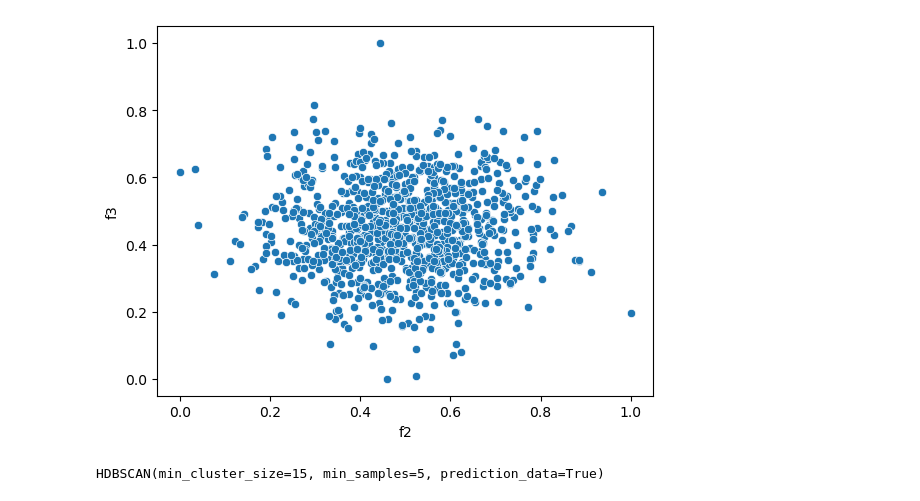
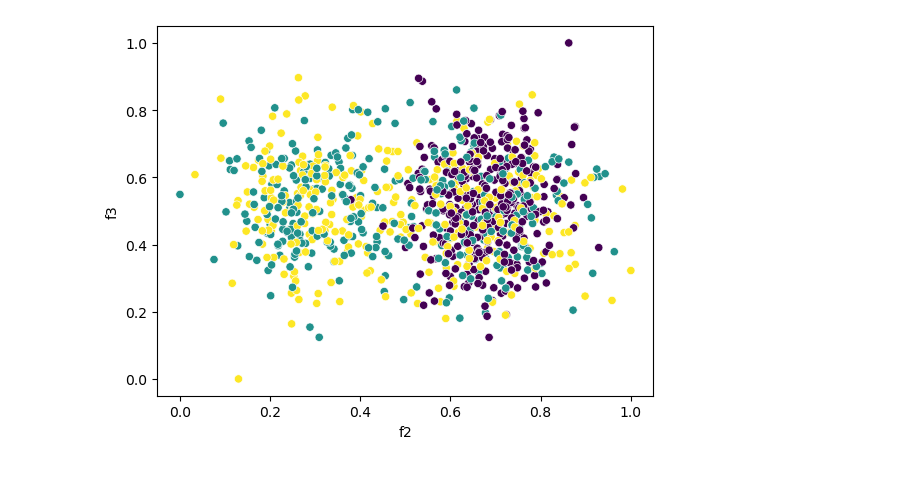
Before and after one commit to davidtweddell/lc_repo, a Jupyter notebook: 04-clustering-basic.ipynb, the cells around one changed output. Saved outputs shown, nothing was run; the diff lists cells and outputs as text; code cells hidden in the pictures.

```diff
--- a/04-clustering-basic.ipynb
+++ b/04-clustering-basic.ipynb
@@ -37,7 +27,14 @@ SAMPLES = 1_000
 FEATURES = 25
 
 # make blobs
-X, y = make_classification(n_samples=SAMPLES, n_features=FEATURES, n_informative = 5)
+X, y = make_classification(n_samples=SAMPLES,
+                            n_features=FEATURES,
+                            n_informative = 5,
+                            random_state=42,
+                            n_classes=3,
+                            class_sep=2.5,
+                            # flip_y=0.25,
+                            )
 
 
 # scale the data
@@ -50,14 +47,14 @@ X = scaler.fit_transform(X)
 # %%
 # plot the first two features on a sns scatter plot
 df = pd.DataFrame(X, columns=[f"f{i}" for i in range(FEATURES)])
 # df["label"] = y
 # df["label"] = df["label"].astype("category")
 
 # plot the first two features
-sns.scatterplot(data=df, x="f2", y="f3")
+sns.scatterplot(data=df, x="f2", y="f3", c = y)
 plt.show()
 # %% [output]
-[figure, old version]
+[figure, new version]
 # %%
 # split the synetetic data into a train set, test set, and holdout set
 from sklearn.model_selection import train_test_split
@@ -67,14 +64,24 @@ X_train, X_holdout, y_train, y_holdout = train_test_split(X_train, y_train, test
 # %%
 # fit a umap model to the training data
 import umap
-umap_model = umap.UMAP(n_neighbors=15,
-                       n_components=2,
-                       metric = "euclidean",
-                         min_dist=0.1)
+umap_model = umap.UMAP(
+                        # n_neighbors=50,
+                        n_components=2,
+                        # metric = "euclidean",
+                        # min_dist=0.1
+                         )
 umap_model.fit(X_train)
+
+
+from sklearn.manifold import TSNE
+tsne_model = TSNE(n_components=2, perplexity=50, n_iter=5000, random_state=42)
+tsne_model.fit(X_train)
+
+
 
 # transform the training data
 X_train_umap = umap_model.transform(X_train)
+X_train_tsne = tsne_model.fit_transform(X_train)
 
 # use hdbscan clustering to label the training data
 import hdbscan
@@ -82,9 +89,13 @@ clusterer = hdbscan.HDBSCAN(
                                 min_cluster_size=15,
                                 min_samples=5,
                                 prediction_data=True,
-                                cluster_selection_method="eom"
+                                cluster_selection_method="leaf"
                             )
 
-clusterer.fit(X_train_umap)
+# clusterer.fit(X_train_umap)
+clusterer.fit(X_train_tsne)
+
+df_train = pd.DataFrame(X_train_tsne, columns=["dim1", "dim2"])
+# df_train = pd.DataFrame(X_train_umap, columns=["dim1", "dim2"])
+df_train["true_label"] = y_train
+df_train["cluster"] = clusterer.labels_
-# %% [output]
-HDBSCAN(min_cluster_size=15, min_samples=5, prediction_data=True)
```
Also changed, not shown: parts of 13 cells of this notebook, 9 other files.
